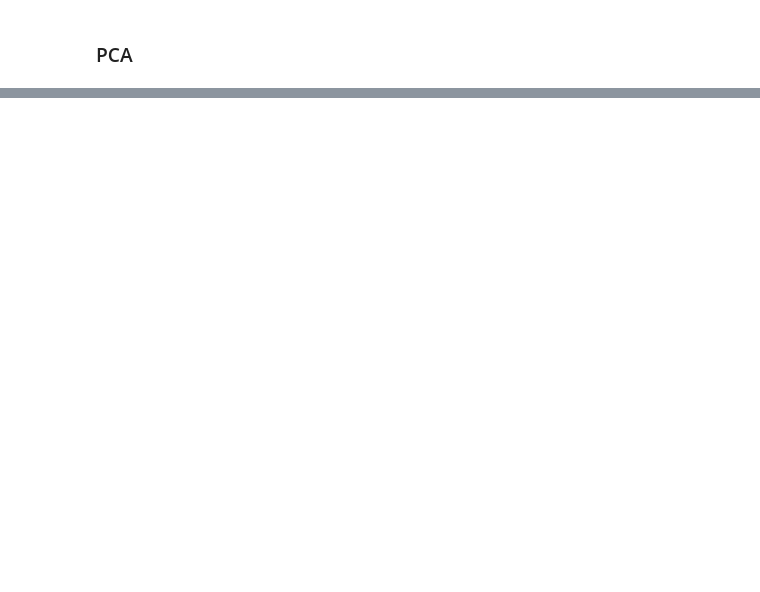
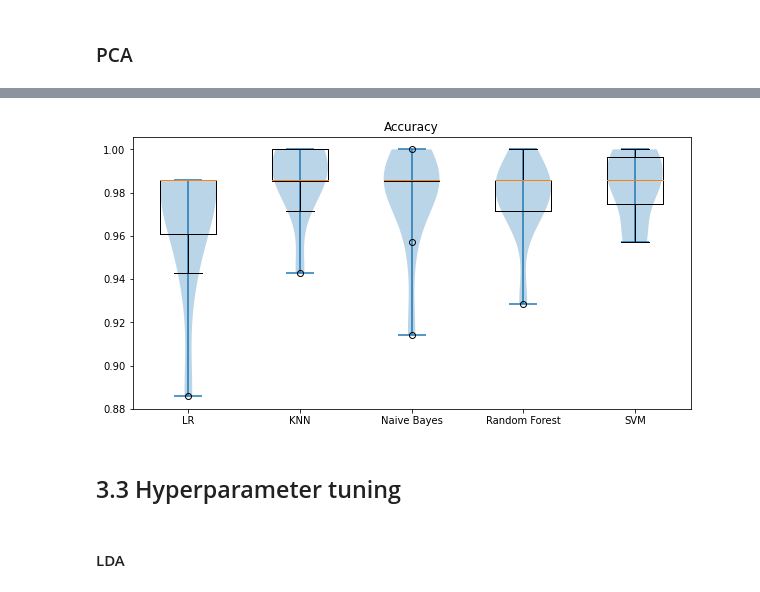
Before and after one commit to imakvijay/Amazon-Production-Recommendation, a Jupyter notebook: Modelling/Classification_Modelling.ipynb, the cells around one changed output, grey strips where cells are left out. Drawn from its saved outputs; the diff is of its cells as text; code cells hidden in the pictures; blank space fills up the shorter version.

```diff
--- a/Modelling/Classification_Modelling.ipynb
+++ b/Modelling/Classification_Modelling.ipynb
@@ -81,0 +352,14 @@ plt.show()
+# %%
+#Plotting the test results as boxplot
+plt.figure(figsize=(10,5))
+plt.violinplot(acc_score)
+plt.boxplot(acc_score)
+plt.xticks(range(1,len(model_name)+1),model_name)
+plt.title("Accuracy")
+plt.show()
+# %% [output]
+[figure, added]
+# %% [markdown]
+## 3.3 Hyperparameter tuning
+# %% [markdown]
+#### LDA
```
Also changed, not shown: parts of 56 cells of this notebook, 3 other files.
